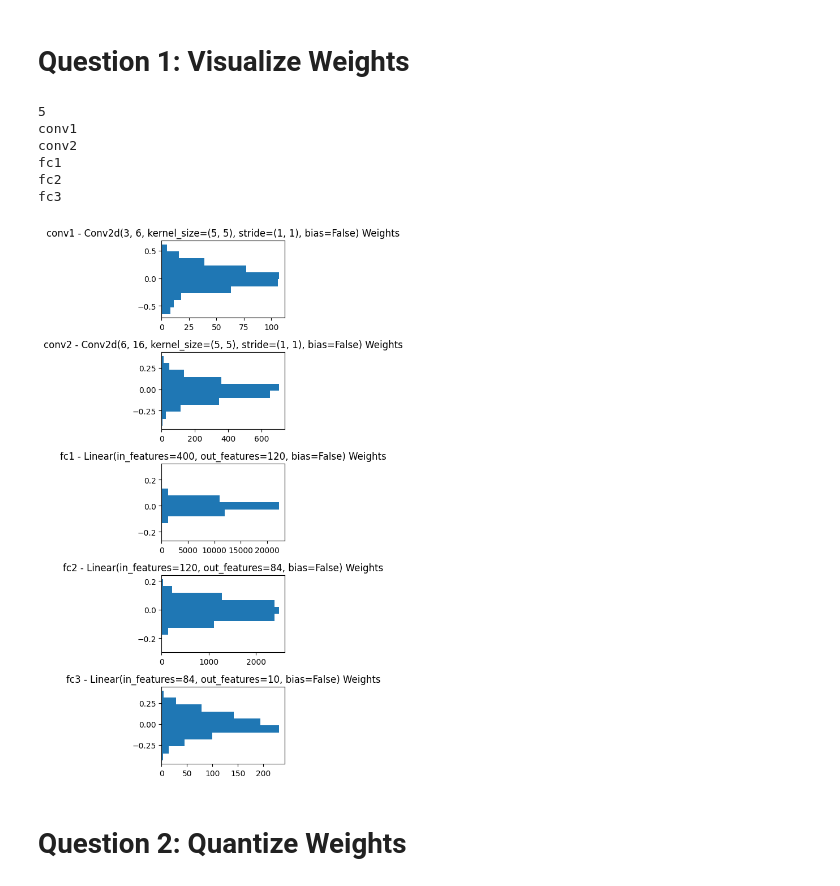
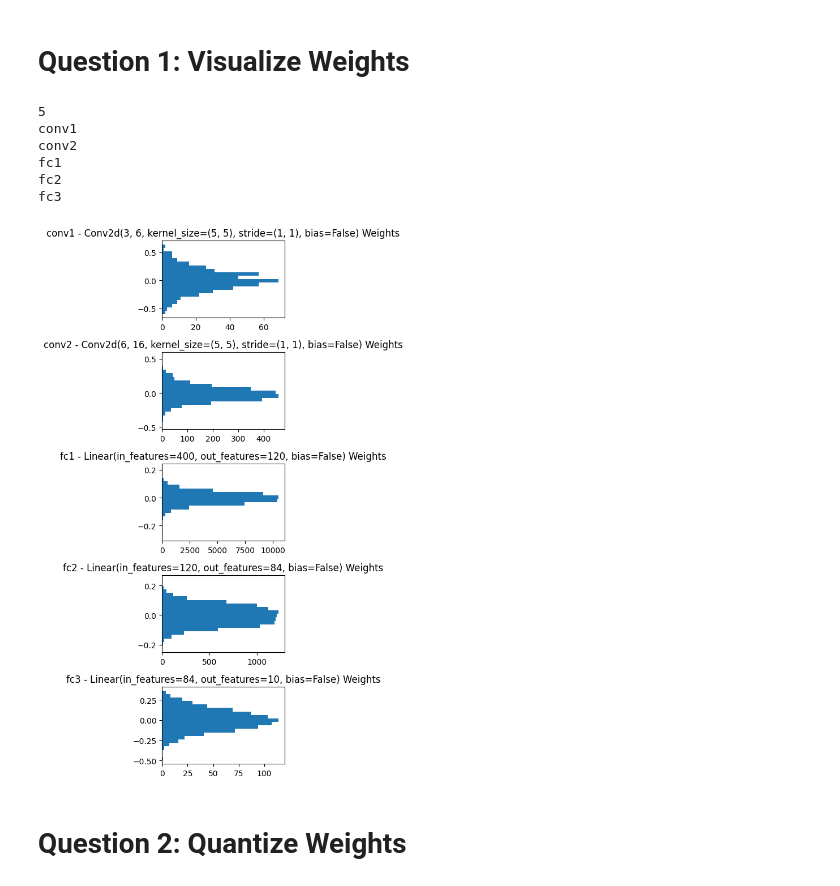
Before and after one commit to tmmunroe/quantization-example, a Jupyter notebook: HPML_HWK5_Quantization.ipynb, the cells around one changed output. Drawn from its saved outputs; the diff is of its cells as text; code cells hidden in the pictures.

```diff
--- a/HPML_HWK5_Quantization.ipynb
+++ b/HPML_HWK5_Quantization.ipynb
@@ -182,35 +182,36 @@ import numpy as np
 
 
 # A convenience function which we use to copy CNNs
 def plot_model_weights(model: nn.Module) -> nn.Module:
     layer_count = len([c for c in model.children() if isinstance(c, (nn.Conv2d, nn.Linear))])
     print(layer_count)
 
     fig, axes = plt.subplots(nrows=layer_count, figsize=(3,10))
     named_children = [(n, c) for n, c in model.named_children() if isinstance(c, (nn.Conv2d, nn.Linear))]
     for (name, layer), ax in zip(named_children, axes):
         print(name)
         if not isinstance(layer, (nn.Conv2d, nn.Linear)):
             continue
         weights = layer.weight.data.cpu().view(-1)
         ax.hist(
             weights,
-            orientation='horizontal'
+            orientation='horizontal',
+            bins=20
         )
         ax.set_title(f'{name} - {str(layer)} Weights')
 
     fig.set_tight_layout(True)
 
 
 plot_model_weights(net)
 # %% [output]
 5
 conv1
 conv2
 fc1
 fc2
 fc3
-[figure, old version]
+[figure, new version]
 # %% [markdown]
 # Question 2: Quantize Weights
 # %%
```
Also changed, not shown: parts of 4 cells of this notebook.
